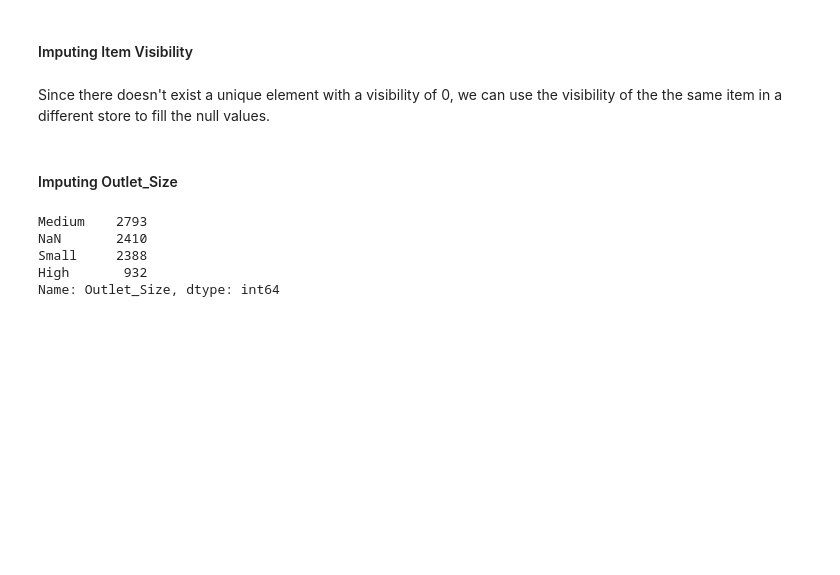
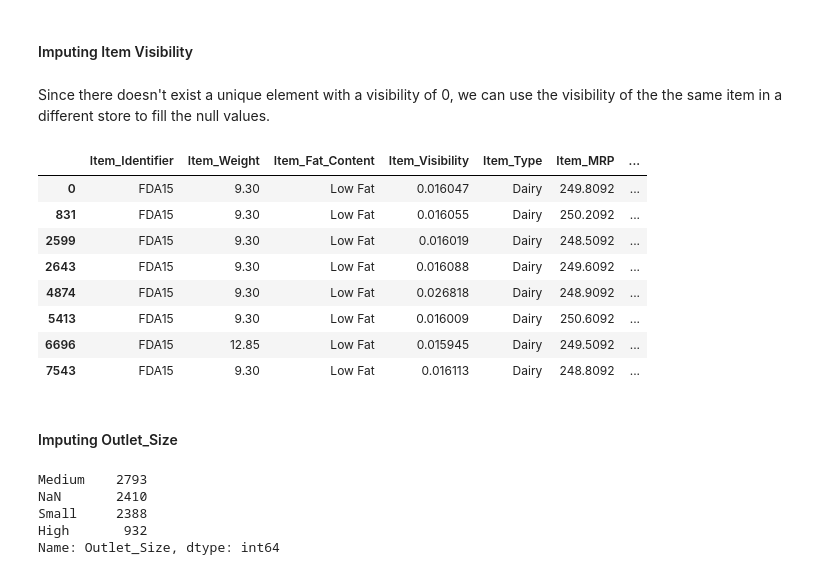
Before and after one commit to csaravia97/Big-Mart-Sales, a Jupyter notebook: BigMart Sales Prediction.ipynb, the cells around one changed output. Cells and saved outputs as stored; diff of their text form; code cells hidden in the pictures; blank space fills up the shorter version.

```diff
--- a/BigMart Sales Prediction.ipynb
+++ b/BigMart Sales Prediction.ipynb
@@ -303,6 +308,18 @@ visibility_avg = df.pivot_table(values='Item_Visibility', index='Item_Identifier
 df['Item_Visibility'].fillna(df[df['Item_Visibility'].isnull()].apply(lambda x: visibility_avg.loc[x['Item_Identifier']][0], axis=1), inplace=True)
 # %%
 assert not df['Item_Visibility'].isna().any()
+# %%
+df[df['Item_Identifier'] == 'FDA15']
+# %% [output]
+|  | Item_Identifier | Item_Weight | Item_Fat_Content | Item_Visibility | Item_Type | Item_MRP | ... |
+| 0 | FDA15 | 9.30 | Low Fat | 0.016047 | Dairy | 249.8092 | ... |
+| 831 | FDA15 | 9.30 | Low Fat | 0.016055 | Dairy | 250.2092 | ... |
+| 2599 | FDA15 | 9.30 | Low Fat | 0.016019 | Dairy | 248.5092 | ... |
+| 2643 | FDA15 | 9.30 | Low Fat | 0.016088 | Dairy | 249.6092 | ... |
+| 4874 | FDA15 | 9.30 | Low Fat | 0.026818 | Dairy | 248.9092 | ... |
+| 5413 | FDA15 | 9.30 | Low Fat | 0.016009 | Dairy | 250.6092 | ... |
+| 6696 | FDA15 | 12.85 | Low Fat | 0.015945 | Dairy | 249.5092 | ... |
+| 7543 | FDA15 | 9.30 | Low Fat | 0.016113 | Dairy | 248.8092 | ... |
 # %% [markdown]
 #### Imputing Outlet_Size
 # %%
```
Also changed, not shown: parts of 18 cells of this notebook.
